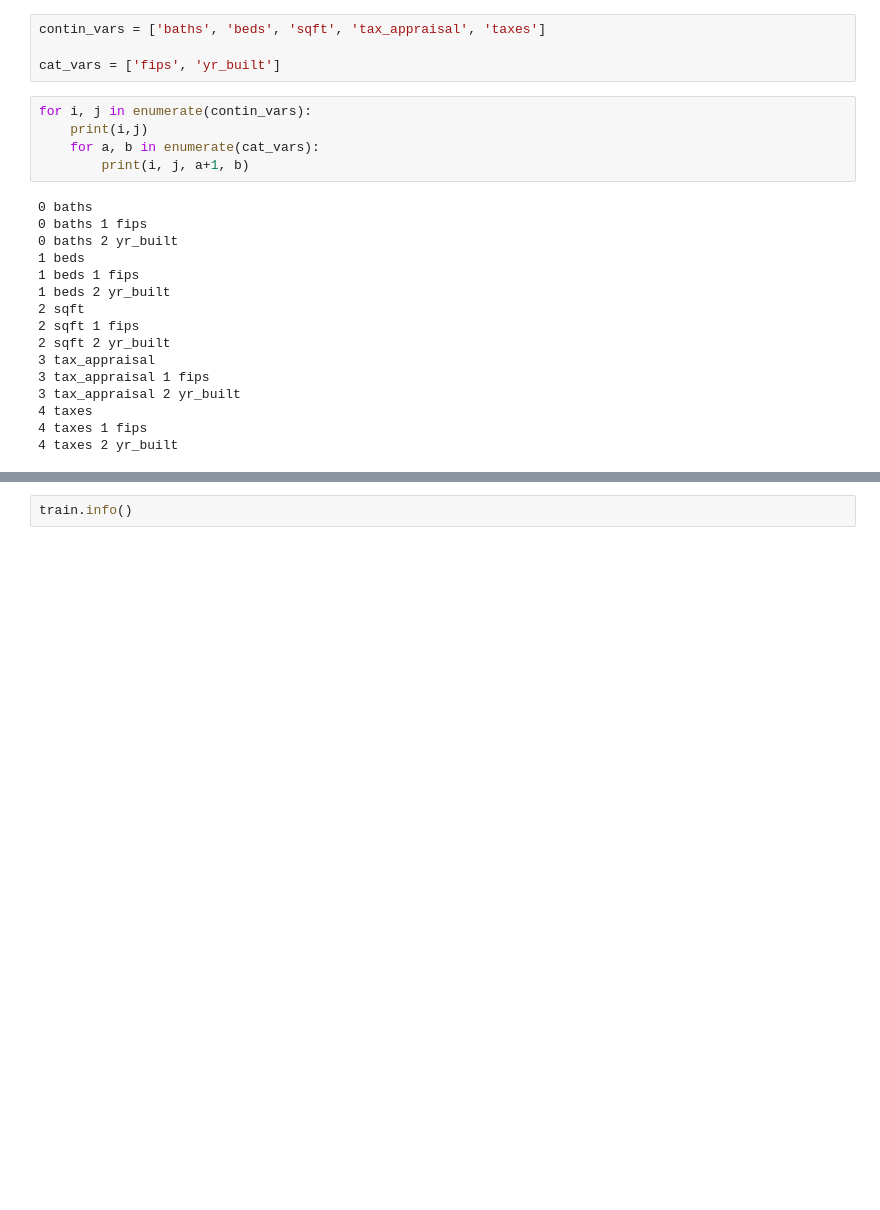
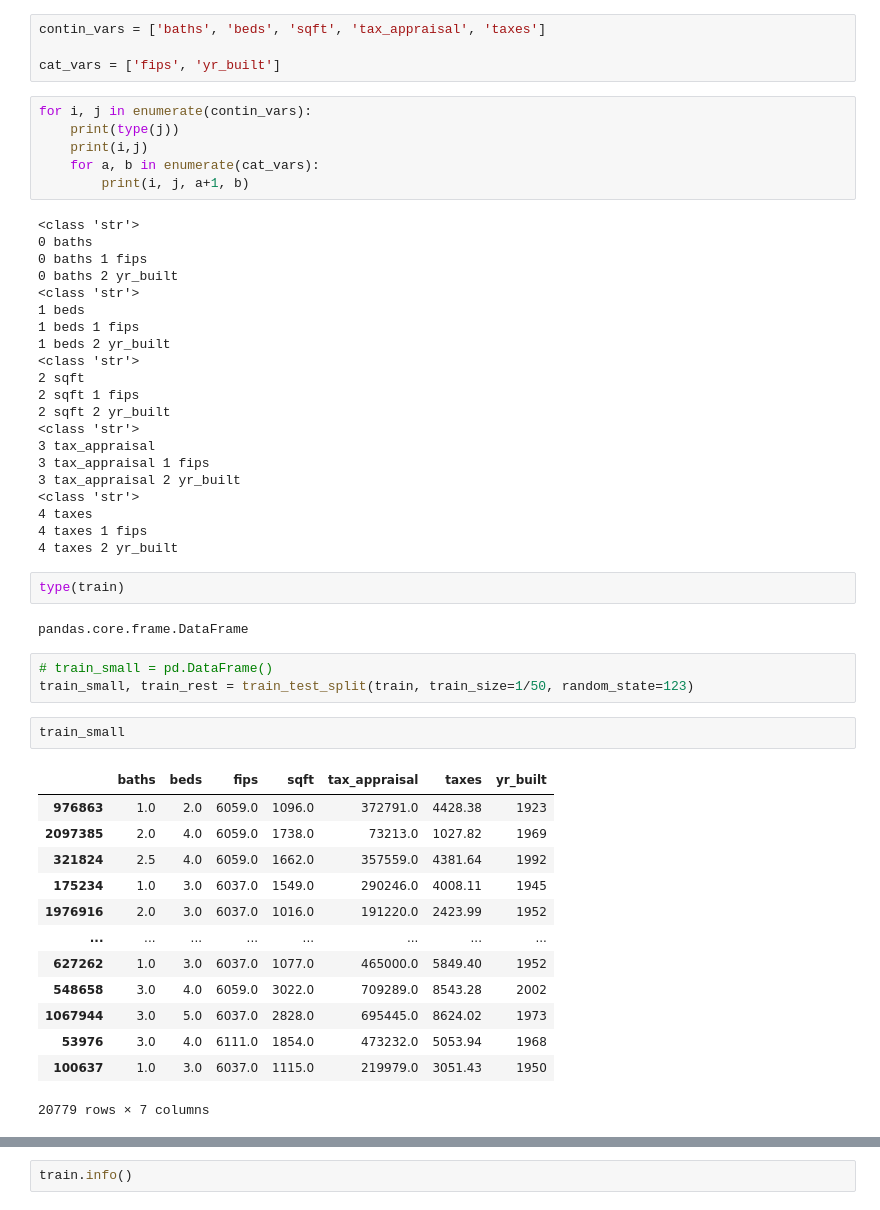
Before and after one commit to David-Howell/regression-exercises, a Jupyter notebook: explore.ipynb, the cells around one changed output, grey strips where cells are left out. Saved outputs shown, nothing was run; the diff lists cells and outputs as text; blank space fills up the shorter version.

```diff
--- a/explore.ipynb
+++ b/explore.ipynb
@@ -252,23 +259,52 @@ contin_vars = ['baths', 'beds', 'sqft', 'tax_appraisal', 'taxes']
 cat_vars = ['fips', 'yr_built']
 # %%
 for i, j in enumerate(contin_vars):
+    print(type(j))
     print(i,j)
     for a, b in enumerate(cat_vars):
         print(i, j, a+1, b)
 # %% [output]
+<class 'str'>
 0 baths
 0 baths 1 fips
 0 baths 2 yr_built
+<class 'str'>
 1 beds
 1 beds 1 fips
 1 beds 2 yr_built
+<class 'str'>
 2 sqft
 2 sqft 1 fips
 2 sqft 2 yr_built
+<class 'str'>
 3 tax_appraisal
 3 tax_appraisal 1 fips
 3 tax_appraisal 2 yr_built
+<class 'str'>
 4 taxes
 4 taxes 1 fips
 4 taxes 2 yr_built
+# %%
+type(train)
+# %% [output]
+pandas.core.frame.DataFrame
+# %%
+# train_small = pd.DataFrame()
+train_small, train_rest = train_test_split(train, train_size=1/50, random_state=123)
+# %%
+train_small
+# %% [output]
+|  | baths | beds | fips | sqft | tax_appraisal | taxes | yr_built |
+| 976863 | 1.0 | 2.0 | 6059.0 | 1096.0 | 372791.0 | 4428.38 | 1923 |
+| 2097385 | 2.0 | 4.0 | 6059.0 | 1738.0 | 73213.0 | 1027.82 | 1969 |
+| 321824 | 2.5 | 4.0 | 6059.0 | 1662.0 | 357559.0 | 4381.64 | 1992 |
+| 175234 | 1.0 | 3.0 | 6037.0 | 1549.0 | 290246.0 | 4008.11 | 1945 |
+| 1976916 | 2.0 | 3.0 | 6037.0 | 1016.0 | 191220.0 | 2423.99 | 1952 |
+| ... | ... | ... | ... | ... | ... | ... | ... |
+| 627262 | 1.0 | 3.0 | 6037.0 | 1077.0 | 465000.0 | 5849.40 | 1952 |
+| 548658 | 3.0 | 4.0 | 6059.0 | 3022.0 | 709289.0 | 8543.28 | 2002 |
+| 1067944 | 3.0 | 5.0 | 6037.0 | 2828.0 | 695445.0 | 8624.02 | 1973 |
+| 53976 | 3.0 | 4.0 | 6111.0 | 1854.0 | 473232.0 | 5053.94 | 1968 |
+| 100637 | 1.0 | 3.0 | 6037.0 | 1115.0 | 219979.0 | 3051.43 | 1950 |
+20779 rows × 7 columns
 # %%
```
Also changed, not shown: parts of 3 cells of this notebook.
